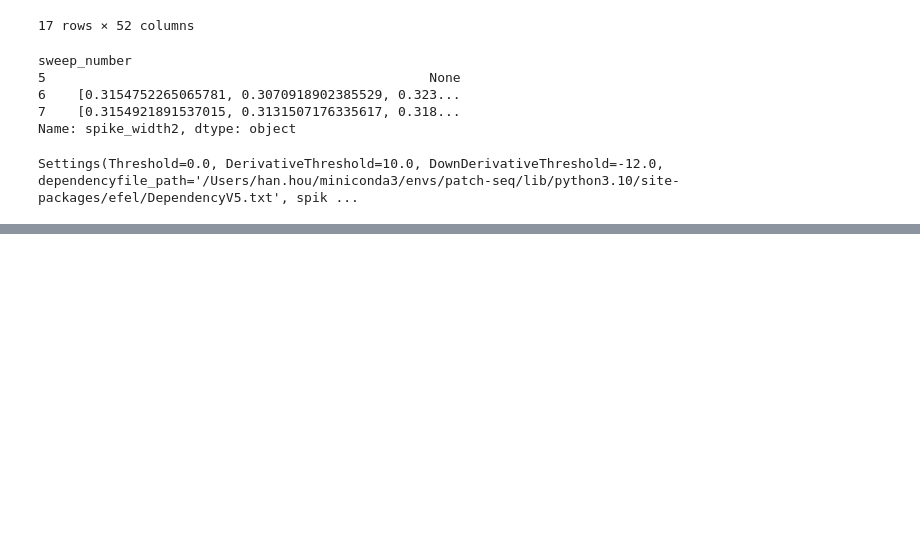
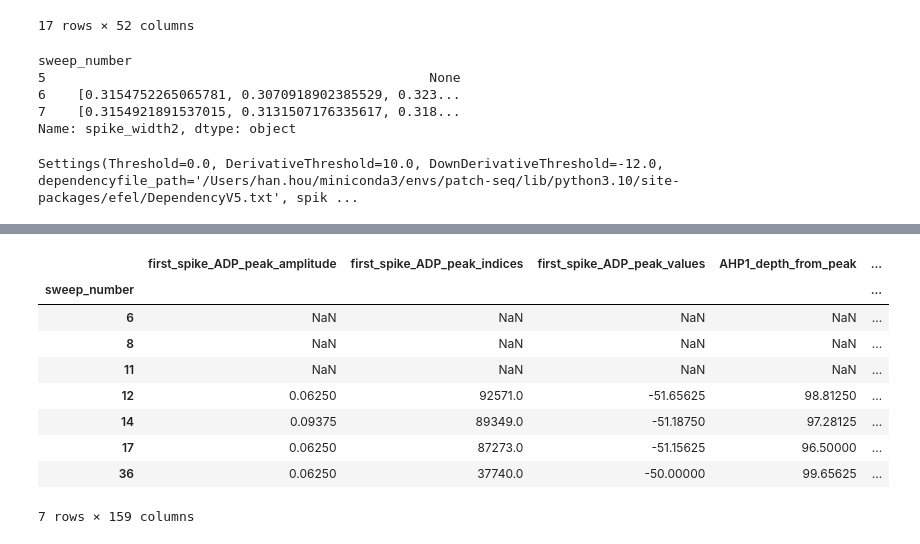
Before and after one commit to AllenNeuralDynamics/LCNE-patchseq-analysis, a Jupyter notebook: notebook/efel.ipynb, the cells around one changed output, grey strips where cells are left out. Drawn from its saved outputs; the diff is of its cells as text; code cells hidden in the pictures; blank space fills up the shorter version.

```diff
--- a/notebook/efel.ipynb
+++ b/notebook/efel.ipynb
@@ -562,0 +548,13 @@ Name: voltage, dtype: object
+# %%
+loaded["/df_features_per_sweep"]
+# %% [output]
+|  | first_spike_ADP_peak_amplitude | first_spike_ADP_peak_indices | first_spike_ADP_peak_values | AHP1_depth_from_peak | ... |
+| sweep_number |  |  |  |  | ... |
+| 6 | NaN | NaN | NaN | NaN | ... |
+| 8 | NaN | NaN | NaN | NaN | ... |
+| 11 | NaN | NaN | NaN | NaN | ... |
+| 12 | 0.06250 | 92571.0 | -51.65625 | 98.81250 | ... |
+| 14 | 0.09375 | 89349.0 | -51.18750 | 97.28125 | ... |
+| 17 | 0.06250 | 87273.0 | -51.15625 | 96.50000 | ... |
+| 36 | 0.06250 | 37740.0 | -50.00000 | 99.65625 | ... |
+7 rows × 159 columns
```
Also changed, not shown: parts of 5 cells of this notebook, 2 other files.
